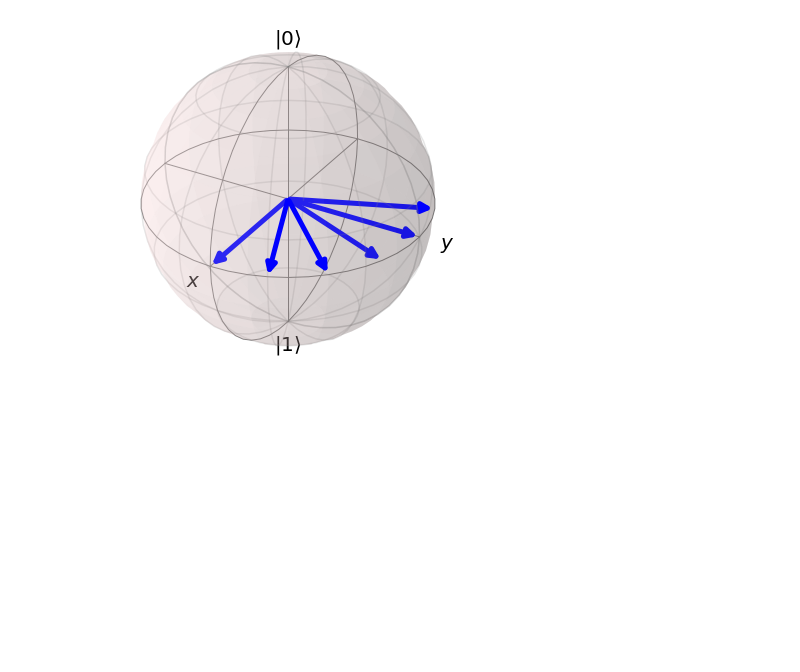
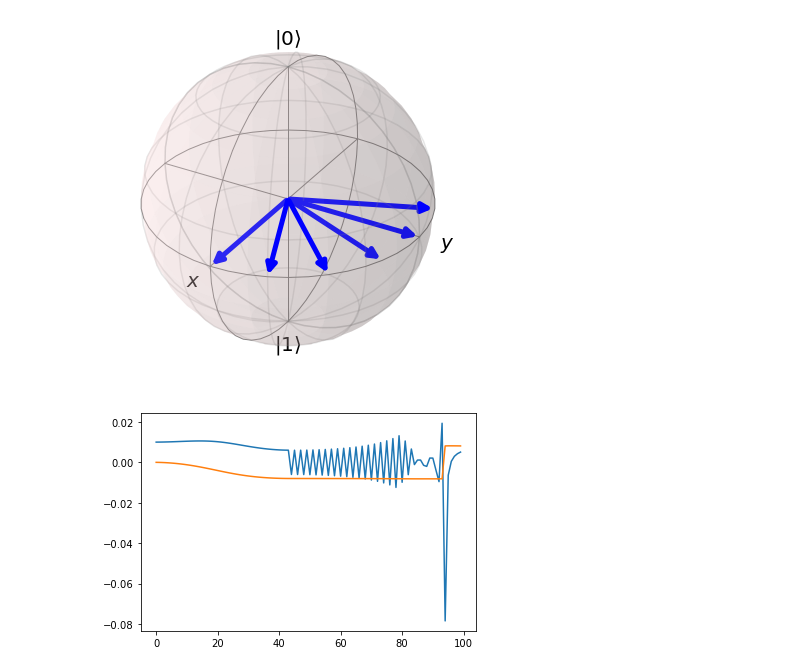
Before and after one commit to Sultanow/quantum, a Jupyter notebook: bloch_sphere/rotate_su2_qiskit_eldar-sultanow.ipynb, the cells around one changed output. Drawn from its saved outputs; the diff is of its cells as text; code cells hidden in the pictures; blank space fills up the shorter version.

Commit message:
added error propagation

```diff
--- a/bloch_sphere/rotate_su2_qiskit_eldar-sultanow.ipynb
+++ b/bloch_sphere/rotate_su2_qiskit_eldar-sultanow.ipynb
@@ -220,3 +220,40 @@ _bloch.add_vectors(sv)
 _bloch.render()
 # %% [output]
 [figure]
+# %%
+import matplotlib.pyplot as plt
+
+#calculate error propagation
+
+rot_x = pi/100
+rot_y = pi/100
+rot_z = pi/100
+num_iterations = 100
+
+start_vec = [1, 0, 0]
+err = 0.01
+
+x = np.arange(0, num_iterations, 1, dtype=int)
+ϕ_error_propagation_vec = np.zeros(shape=(num_iterations))
+θ_error_propagation_vec = np.zeros(shape=(num_iterations))
+
+vec = start_vec
+vec_err = start_vec
+sv.append(vec)
+for i in range(num_iterations):
+    M_q_rotated = rn_su2_euler(vec, rot_x, rot_y, rot_z)
+    M_q_rotated_err = rn_su2_euler(vec_err, rot_x+err, rot_y, rot_z) if i==0 else rn_su2_euler(vec_err, rot_x, rot_y, rot_z)
+
+    (ϕ_rotated, θ_rotated) = extract_angles(M_q_rotated)
+    (ϕ_rotated_err, θ_rotated_err) = extract_angles(M_q_rotated_err)
+
+    θ_error_propagation_vec[i] = θ_rotated_err - θ_rotated
+    ϕ_error_propagation_vec[i] = ϕ_rotated_err - ϕ_rotated
+
+    vec = np.array(to_cartesian([1, ϕ_rotated, θ_rotated]))
+    vec_err = np.array(to_cartesian([1, ϕ_rotated_err, θ_rotated_err]))
+
+plt.plot(x, ϕ_error_propagation_vec, θ_error_propagation_vec)
+plt.show()
+# %% [output]
+[figure, added]
```
Also changed, not shown: 1 other file.
